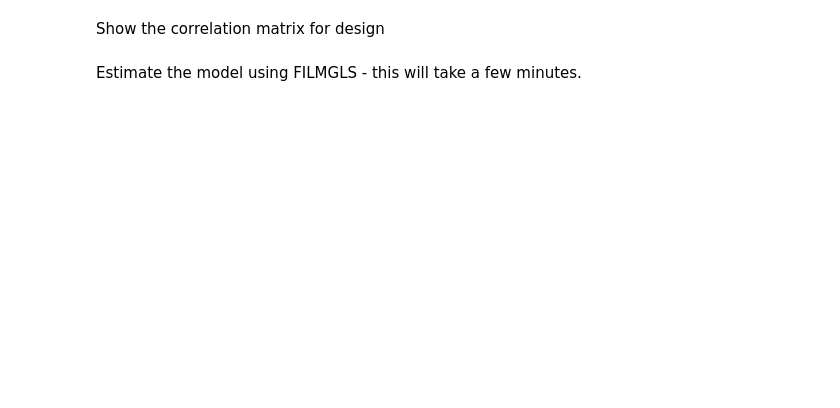
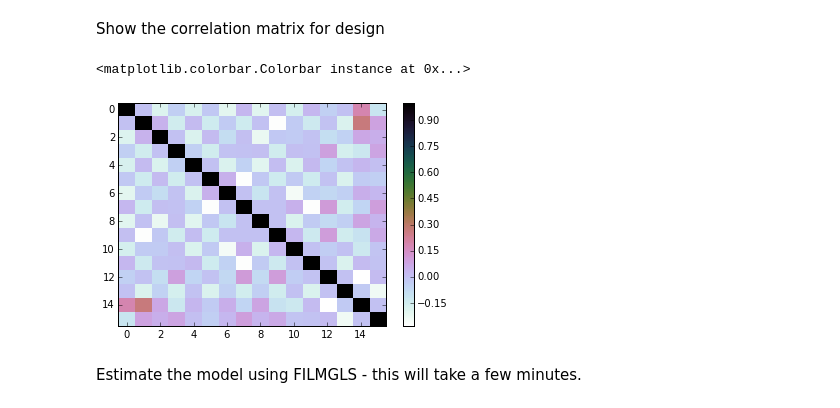
Before and after one commit to poldrack/fmri-analysis-vm, a Jupyter notebook: analysis/firstlevel/First level modeling.ipynb, the cells around one changed output. Saved outputs shown, nothing was run; the diff lists cells and outputs as text; code cells hidden in the pictures; blank space fills up the shorter version.

```diff
--- a/analysis/firstlevel/First level modeling.ipynb
+++ b/analysis/firstlevel/First level modeling.ipynb
@@ -108,7 +159,10 @@ plt.imshow(desmtx,aspect='auto',interpolation='nearest',cmap='gray')
 Show the correlation matrix for design
 # %%
 cc=numpy.corrcoef(desmtx.T)
-plt.imshow(cc,aspect='auto',interpolation='nearest')
+plt.imshow(cc,aspect='auto',interpolation='nearest', cmap=plt.cm.cubehelix_r)
 plt.colorbar()
+# %% [output]
+<matplotlib.colorbar.Colorbar instance at 0x...>
+[figure, added]
 # %% [markdown]
 Estimate the model using FILMGLS - this will take a few minutes.
```
Also changed, not shown: parts of 12 cells of this notebook, 1 other file.
